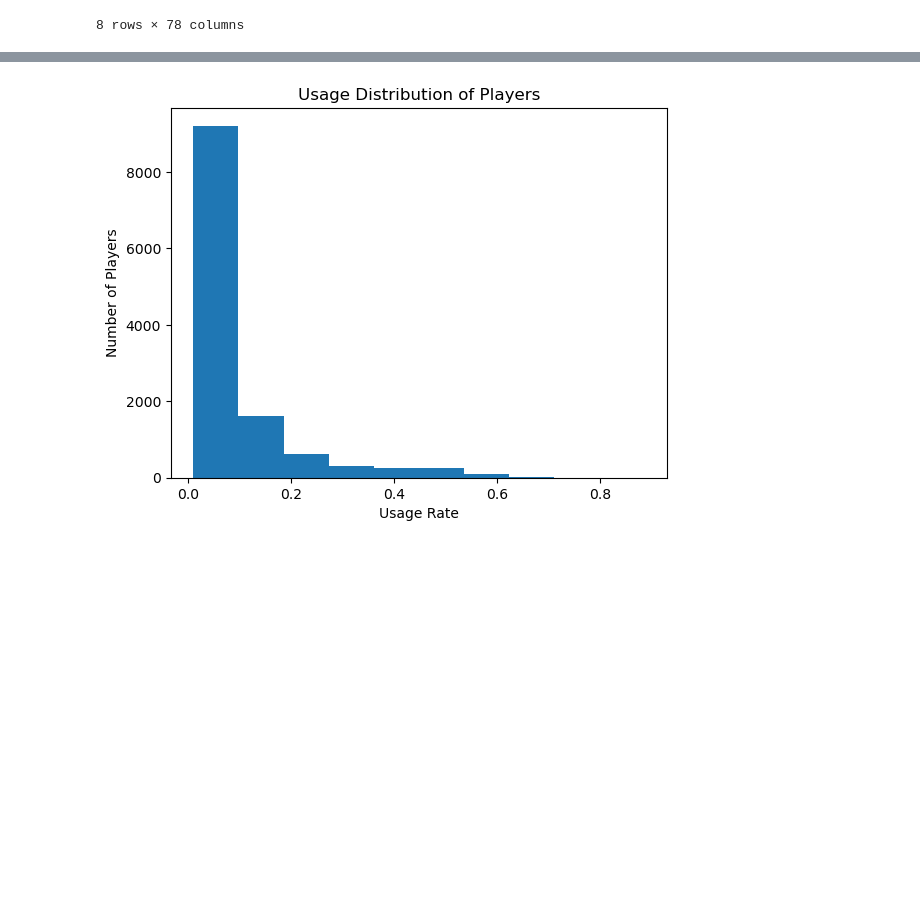
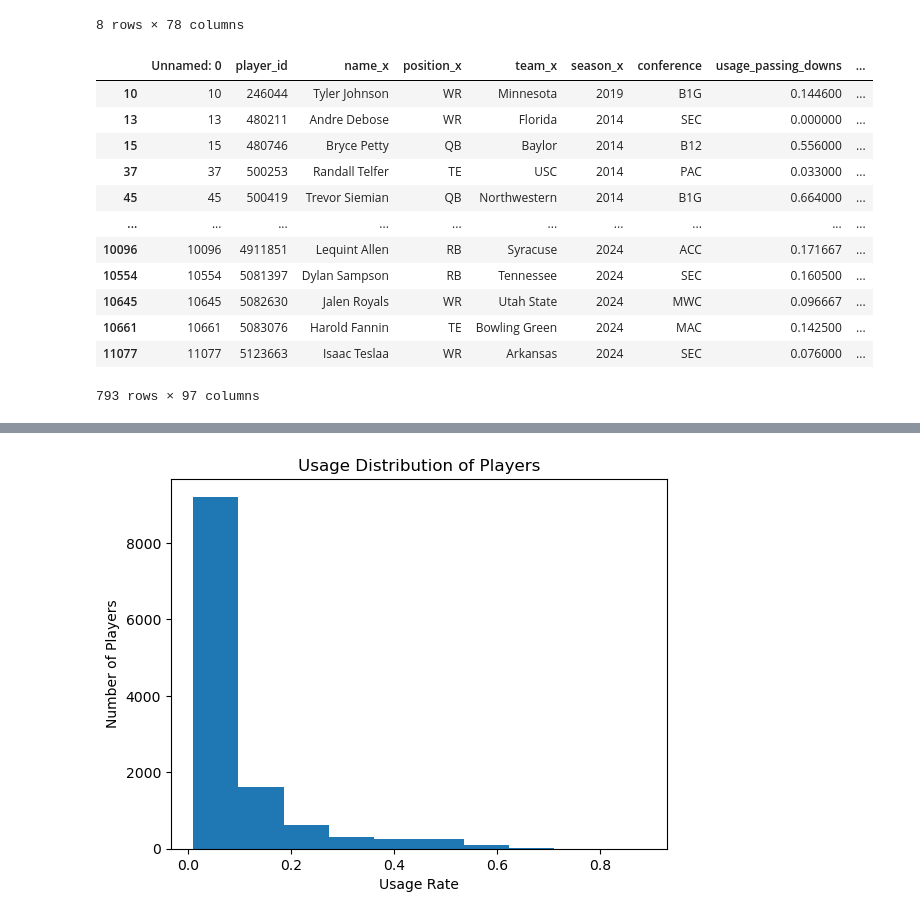
Before and after one commit to SU-IST707-SP26/group-project-big-brains-and-nathan, a Jupyter notebook: data/data_exploration.ipynb, the cells around one changed output, grey strips where cells are left out. Saved outputs shown, nothing was run; the diff lists cells and outputs as text; code cells hidden in the pictures; blank space fills up the shorter version.

```diff
--- a/data/data_exploration.ipynb
+++ b/data/data_exploration.ipynb
@@ -33,4 +33,21 @@ data.describe()
 | 75% | 9305.250000 | 4.714104e+06 | 2024.000000 | 0.100667 | 0.101000 | 0.103000 | ... |
 | max | 12407.000000 | 5.306715e+06 | 2025.000000 | 1.000000 | 0.820000 | 1.000000 | ... |
 8 rows × 78 columns
+# %%
+nfl = data[data['pick'].notnull()]
+nfl
+# %% [output]
+|  | Unnamed: 0 | player_id | name_x | position_x | team_x | season_x | conference | usage_passing_downs | ... |
+| 10 | 10 | 246044 | Tyler Johnson | WR | Minnesota | 2019 | B1G | 0.144600 | ... |
+| 13 | 13 | 480211 | Andre Debose | WR | Florida | 2014 | SEC | 0.000000 | ... |
+| 15 | 15 | 480746 | Bryce Petty | QB | Baylor | 2014 | B12 | 0.556000 | ... |
+| 37 | 37 | 500253 | Randall Telfer | TE | USC | 2014 | PAC | 0.033000 | ... |
+| 45 | 45 | 500419 | Trevor Siemian | QB | Northwestern | 2014 | B1G | 0.664000 | ... |
+| ... | ... | ... | ... | ... | ... | ... | ... | ... | ... |
+| 10096 | 10096 | 4911851 | Lequint Allen | RB | Syracuse | 2024 | ACC | 0.171667 | ... |
+| 10554 | 10554 | 5081397 | Dylan Sampson | RB | Tennessee | 2024 | SEC | 0.160500 | ... |
+| 10645 | 10645 | 5082630 | Jalen Royals | WR | Utah State | 2024 | MWC | 0.096667 | ... |
+| 10661 | 10661 | 5083076 | Harold Fannin | TE | Bowling Green | 2024 | MAC | 0.142500 | ... |
+| 11077 | 11077 | 5123663 | Isaac Teslaa | WR | Arkansas | 2024 | SEC | 0.076000 | ... |
+793 rows × 97 columns
 # %%
```
Also changed, not shown: parts of 5 cells of this notebook.
